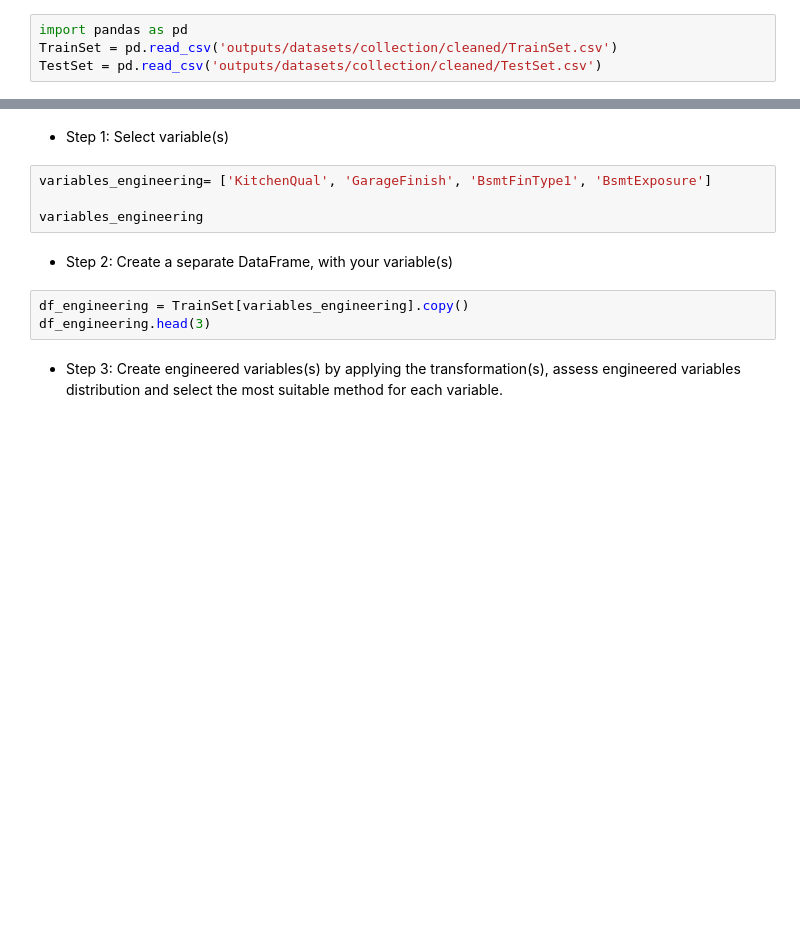
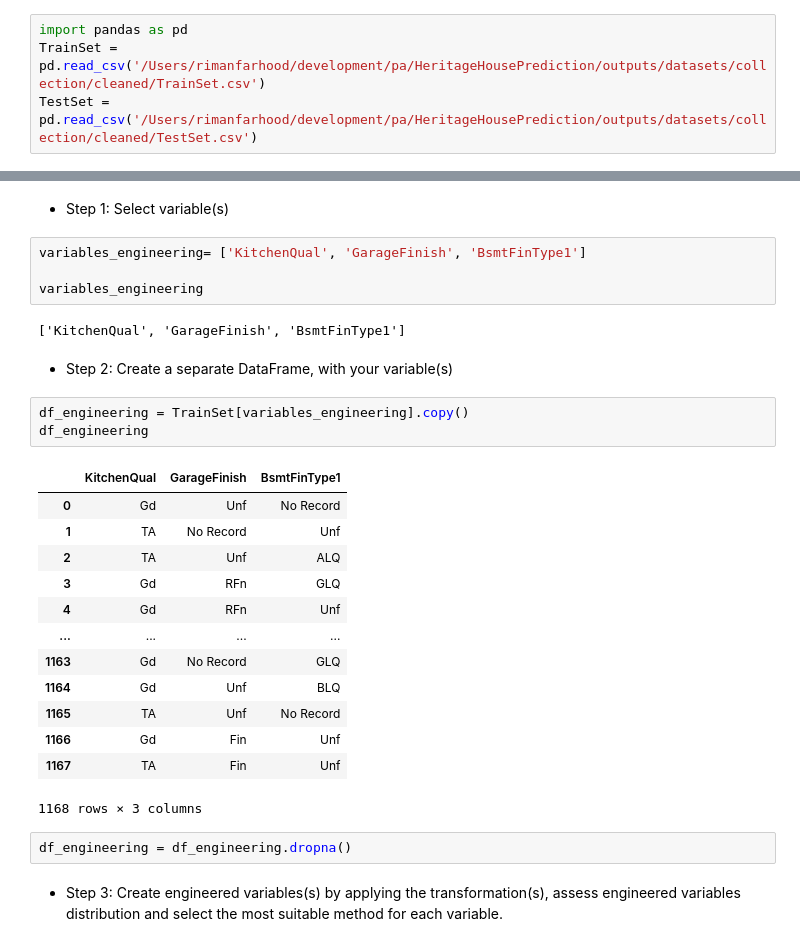
Before and after one commit to rimanfarhood/HeritageHousePrediction, a Jupyter notebook: jupyter_notebooks/04 - FeatureEngineering.ipynb, the cells around one changed output, grey strips where cells are left out. Drawn from its saved outputs; the diff is of its cells as text; blank space fills up the shorter version.

```diff
--- a/jupyter_notebooks/04 - FeatureEngineering.ipynb
+++ b/jupyter_notebooks/04 - FeatureEngineering.ipynb
@@ -59,7 +71,7 @@ current_dir
 # Load Cleaned Data
 # %%
 import pandas as pd
-TrainSet = pd.read_csv('outputs/datasets/collection/cleaned/TrainSet.csv')
-TestSet = pd.read_csv('outputs/datasets/collection/cleaned/TestSet.csv')
+TrainSet = pd.read_csv('/Users/rimanfarhood/development/pa/HeritageHousePrediction/outputs/datasets/collection/cleaned/TrainSet.csv')
+TestSet = pd.read_csv('/Users/rimanfarhood/development/pa/HeritageHousePrediction/outputs/datasets/collection/cleaned/TestSet.csv')
 # %%
 TrainSet.head()
@@ -313,14 +341,32 @@ def FeatEngineering_Numerical(df_feat_eng, column):
 # %% [markdown]
 * Step 1: Select variable(s)
 # %%
-variables_engineering= ['KitchenQual', 'GarageFinish', 'BsmtFinType1', 'BsmtExposure']
+variables_engineering= ['KitchenQual', 'GarageFinish', 'BsmtFinType1']
 
 variables_engineering
+# %% [output]
+['KitchenQual', 'GarageFinish', 'BsmtFinType1']
 # %% [markdown]
 * Step 2: Create a separate DataFrame, with your variable(s)
 # %%
 df_engineering = TrainSet[variables_engineering].copy()
-df_engineering.head(3)
+df_engineering
+# %% [output]
+|  | KitchenQual | GarageFinish | BsmtFinType1 |
+| 0 | Gd | Unf | No Record |
+| 1 | TA | No Record | Unf |
+| 2 | TA | Unf | ALQ |
+| 3 | Gd | RFn | GLQ |
+| 4 | Gd | RFn | Unf |
+| ... | ... | ... | ... |
+| 1163 | Gd | No Record | GLQ |
+| 1164 | Gd | Unf | BLQ |
+| 1165 | TA | Unf | No Record |
+| 1166 | Gd | Fin | Unf |
+| 1167 | TA | Fin | Unf |
+1168 rows × 3 columns
+# %%
+df_engineering = df_engineering.dropna()
 # %% [markdown]
 * Step 3: Create engineered variables(s) by applying the transformation(s), assess engineered variables distribution and select the most suitable method for each variable.
 # %%
```
Also changed, not shown: parts of 18 cells of this notebook, 19 other files.
